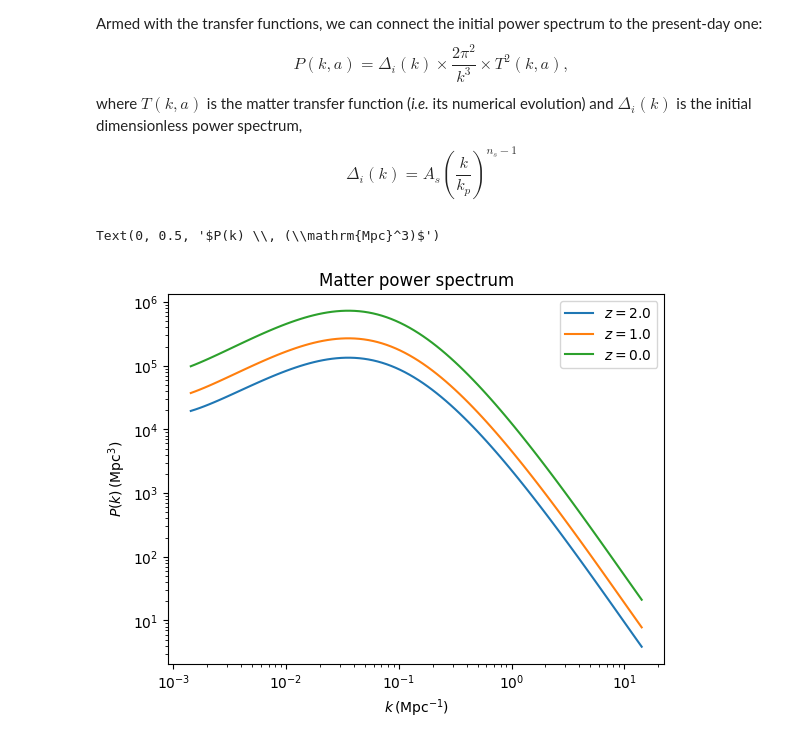
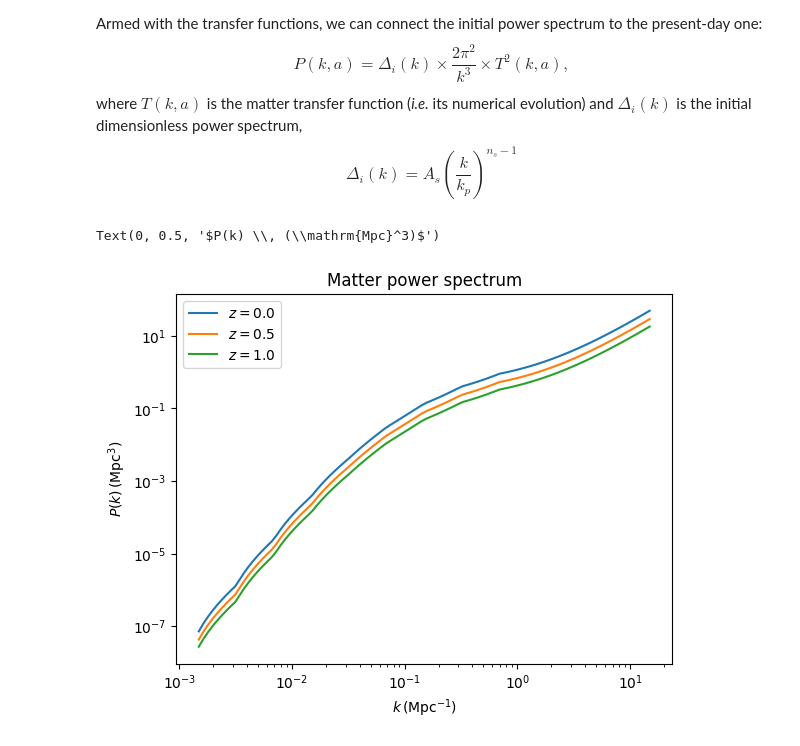
Before and after one commit to joaoreboucas1/bolt, a Jupyter notebook: docs/matter_tk_pk.ipynb, the cells around one changed output. Cells and saved outputs as stored; diff of their text form; code cells hidden in the pictures.

```diff
--- a/docs/matter_tk_pk.ipynb
+++ b/docs/matter_tk_pk.ipynb
@@ -19,4 +11,0 @@ loga, y = results[2].as_np_arrays()
-# %%
-a = np.exp(loga)
-z =  1/a - 1
-z
@@ -41,3 +12,12 @@ array([ 2.00949564e+09,  1.96686553e+09,  1.92513979e+09,  1.88429923e+09,
+# %%
+c = bolt.Cosmo(h=0.67, Omega_b=0.049, Omega_m=0.319, A_s=2.1e-9, n_s=0.96)
+bolt.calc_background(c)
+bolt.calc_transfers(c)
+aa = np.logspace(-7, 0, 100)
+zz = 1/aa - 1
+
+kk = [1e-3, 1e-2, 1e-1, 1]
+tk = bolt.get_matter_tk(kk, zz)
 # %%
 styles = [
     ("black", "-"),
@@ -47,10 +27,8 @@ styles = [
 ]
 
 fig, ax = plt.subplots()
-for k, (color, ls) in zip(ks, styles):
-    loga, y = results[k].as_np_arrays()
-    delta_c = y[:, 0]
-    ax.loglog(np.exp(loga), np.abs(delta_c), label=f"$k = {k} \\, \\mathrm{{Mpc}}^{{-1}}$", color=color, ls=ls)
+for i, (k, (color, ls)) in enumerate(zip(kk, styles)):
+    ax.loglog(aa, np.abs(tk[i]), label=f"$k = {k} \\, \\mathrm{{Mpc}}^{{-1}}$", color=color, ls=ls)
 
 ax.axvline(c.a_eq, c="darkgray", alpha=0.8, ls=":")
 ax.text(c.a_eq/1.6, 1.2e6, r"$a_\mathrm{eq}$", c="darkgray", alpha=0.8)
@@ -80,23 +58,18 @@ where $T(k, a)$ is the matter transfer function (*i.e.* its numerical evolution)
 \end{equation*}
 # %%
 ks = np.logspace(-3, 1, 100)
+zs = [0, 0.5, 1.0]
+delta_c = bolt.get_matter_tk(ks, zs)
 As = 2.1e-9
 ns = 0.96
-Pk = []
-for k in ks:
-    a, y = bolt.integrate(c, k).as_np_arrays()
-    delta_c = y[:, 0]
-    Pk_at_k = As*(k/0.05)**(ns-1) * 2 * np.pi**2 / k**3 * delta_c**2
-    Pk.append(Pk_at_k)
-Pk = np.array(Pk)
+Pk = As*(k/0.05)**(ns-1) * 2 * np.pi**2 / k**3 * delta_c**2
 # %%
-for i in [-200, -130, -1]:
-    z = 1/a[i] - 1
-    plt.loglog(ks/c.h, Pk[:, i], label=f"$z = {z:.1f}$")
+for i, z in enumerate(zs):
+    plt.loglog(ks/c.h, Pk[:,i], label=f"$z = {z:.1f}$")
 plt.title(f"Matter power spectrum")
 plt.legend()
 plt.xlabel(r"$k \, (\mathrm{Mpc}^{-1})$")
 plt.ylabel(r"$P(k) \, (\mathrm{Mpc}^3)$")
 # %% [output]
 Text(0, 0.5, '$P(k) \\, (\\mathrm{Mpc}^3)$')
-[figure, old version]
+[figure, new version]
```
Also changed, not shown: parts of 4 cells of this notebook, 6 other files.
